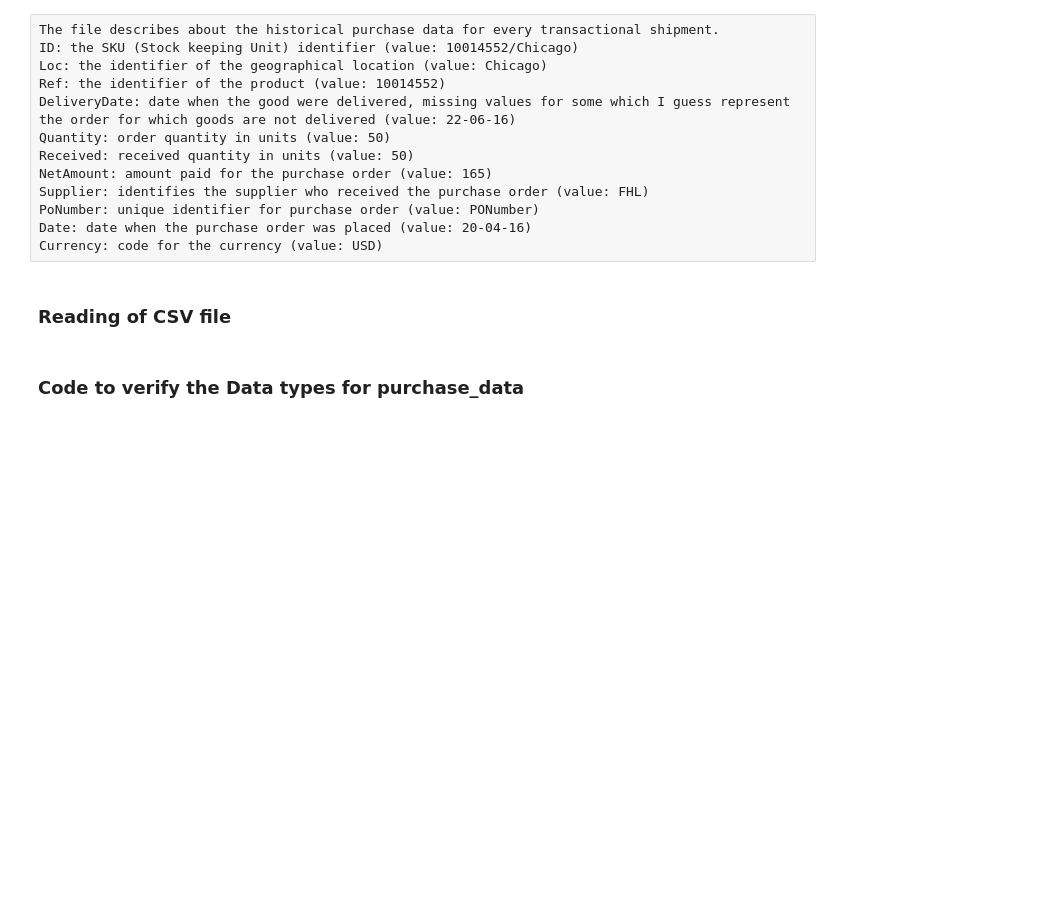
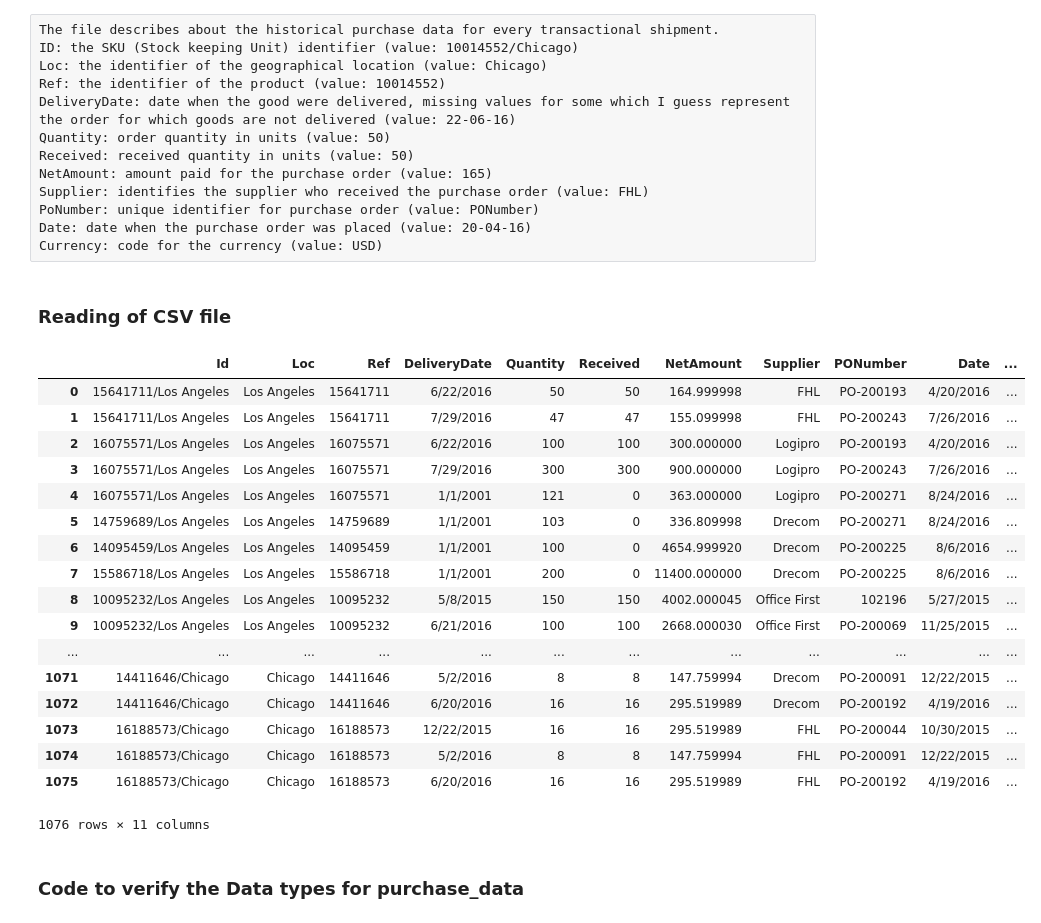
Before and after one commit to pratishthakapoor/RetailReplenishement, a Jupyter notebook: Code/LeadTime/SupplyDelay.ipynb, the cells around one changed output. Saved outputs shown, nothing was run; the diff lists cells and outputs as text; code cells hidden in the pictures; blank space fills up the shorter version.

```diff
--- a/Code/LeadTime/SupplyDelay.ipynb
+++ b/Code/LeadTime/SupplyDelay.ipynb
@@ -18,12 +18,31 @@ Currency: code for the currency (value: USD)
 # %%
 %matplotlib notebook
 import pandas as pd
 import numpy as np
 import matplotlib.pyplot as plt
 from sklearn.model_selection import train_test_split
 
 purchase_data = pd.read_csv('Lokad_PurchaseOrders.csv')
-#purchase_data
+purchase_data
+# %% [output]
+|  | Id | Loc | Ref | DeliveryDate | Quantity | Received | NetAmount | Supplier | PONumber | Date | ... |
+| 0 | 15641711/Los Angeles | Los Angeles | 15641711 | 6/22/2016 | 50 | 50 | 164.999998 | FHL | PO-200193 | 4/20/2016 | ... |
+| 1 | 15641711/Los Angeles | Los Angeles | 15641711 | 7/29/2016 | 47 | 47 | 155.099998 | FHL | PO-200243 | 7/26/2016 | ... |
+| 2 | 16075571/Los Angeles | Los Angeles | 16075571 | 6/22/2016 | 100 | 100 | 300.000000 | Logipro | PO-200193 | 4/20/2016 | ... |
+| 3 | 16075571/Los Angeles | Los Angeles | 16075571 | 7/29/2016 | 300 | 300 | 900.000000 | Logipro | PO-200243 | 7/26/2016 | ... |
+| 4 | 16075571/Los Angeles | Los Angeles | 16075571 | 1/1/2001 | 121 | 0 | 363.000000 | Logipro | PO-200271 | 8/24/2016 | ... |
+| 5 | 14759689/Los Angeles | Los Angeles | 14759689 | 1/1/2001 | 103 | 0 | 336.809998 | Drecom | PO-200271 | 8/24/2016 | ... |
+| 6 | 14095459/Los Angeles | Los Angeles | 14095459 | 1/1/2001 | 100 | 0 | 4654.999920 | Drecom | PO-200225 | 8/6/2016 | ... |
+| 7 | 15586718/Los Angeles | Los Angeles | 15586718 | 1/1/2001 | 200 | 0 | 11400.000000 | Drecom | PO-200225 | 8/6/2016 | ... |
+| 8 | 10095232/Los Angeles | Los Angeles | 10095232 | 5/8/2015 | 150 | 150 | 4002.000045 | Office First | 102196 | 5/27/2015 | ... |
+| 9 | 10095232/Los Angeles | Los Angeles | 10095232 | 6/21/2016 | 100 | 100 | 2668.000030 | Office First | PO-200069 | 11/25/2015 | ... |
+| ... | ... | ... | ... | ... | ... | ... | ... | ... | ... | ... | ... |
+| 1071 | 14411646/Chicago | Chicago | 14411646 | 5/2/2016 | 8 | 8 | 147.759994 | Drecom | PO-200091 | 12/22/2015 | ... |
+| 1072 | 14411646/Chicago | Chicago | 14411646 | 6/20/2016 | 16 | 16 | 295.519989 | Drecom | PO-200192 | 4/19/2016 | ... |
+| 1073 | 16188573/Chicago | Chicago | 16188573 | 12/22/2015 | 16 | 16 | 295.519989 | FHL | PO-200044 | 10/30/2015 | ... |
+| 1074 | 16188573/Chicago | Chicago | 16188573 | 5/2/2016 | 8 | 8 | 147.759994 | FHL | PO-200091 | 12/22/2015 | ... |
+| 1075 | 16188573/Chicago | Chicago | 16188573 | 6/20/2016 | 16 | 16 | 295.519989 | FHL | PO-200192 | 4/19/2016 | ... |
+1076 rows × 11 columns
 # %% [markdown]
 ### Code to verify the Data types for purchase_data
 # %%
```
Also changed, not shown: parts of 3 cells of this notebook.
